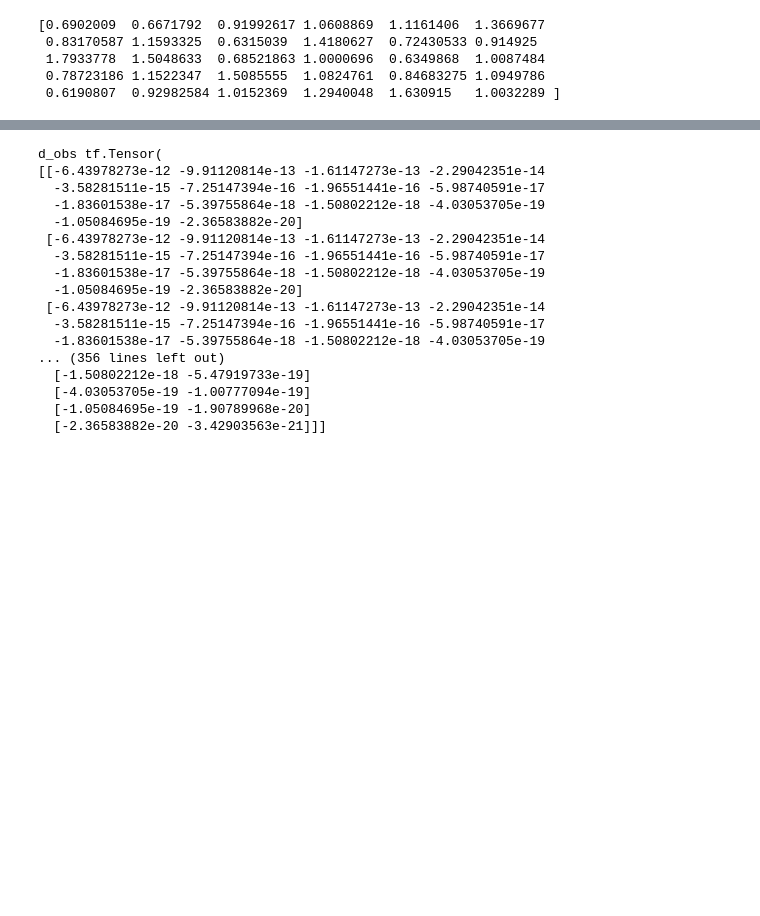
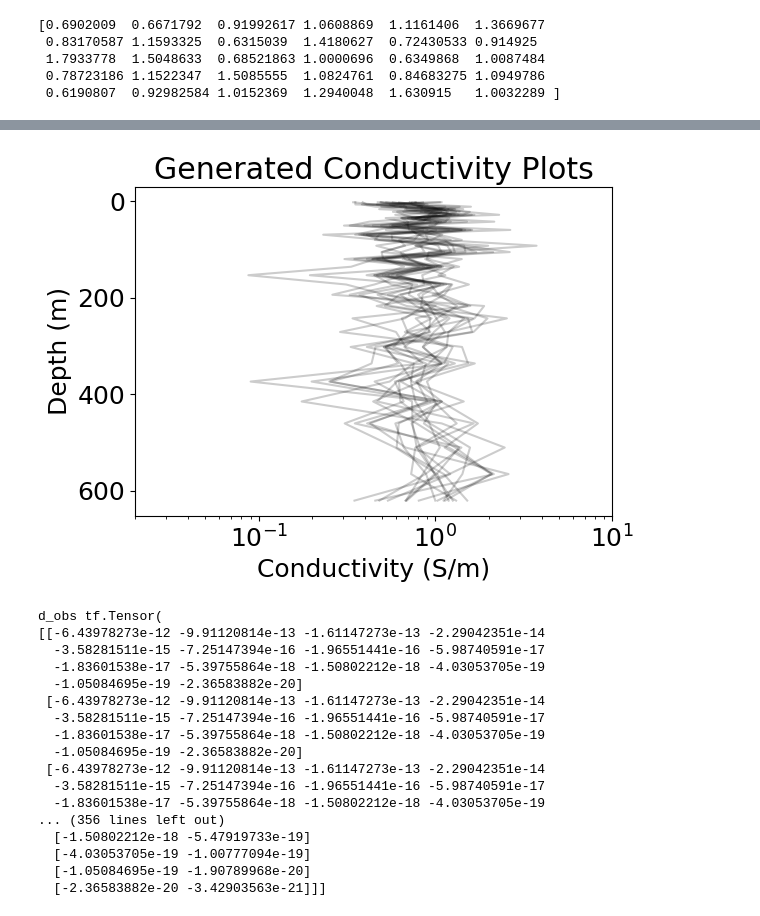
Before and after one commit to sarafhirsch/EM-CVAE-Graduate_Research, a Jupyter notebook: MT_64_Updated.ipynb, the cells around one changed output, grey strips where cells are left out. Drawn from its saved outputs; the diff is of its cells as text; code cells hidden in the pictures; blank space fills up the shorter version.

```diff
--- a/MT_64_Updated.ipynb
+++ b/MT_64_Updated.ipynb
@@ -906,3 +907,20 @@ plt.show()
+# %%
+fig, ax = plt.subplots()
+for log in zmd2_logs:
+    if len(log) != len(plot_depths):
+        log = np.delete(log, [-2,-1])
+    ax.semilogx(log, plot_depths, c='k', alpha=0.2)
+ax.invert_yaxis()
+ax.axes.set_xlabel("Conductivity (S/m)")
+ax.axes.set_ylabel("Depth (m)")
+ax.axes.set_xlim(2e-2, 1e1)
+ax.axes.set_title('Generated Conductivity Plots')
+
+plt.tight_layout()
+plt.savefig('Preliminary_generated_plots.jpg')
+plt.show()
+# %% [output]
+[figure, added]
 # %%
 network.plot_data(latent=zmd2)
 # %% [output]
```
Also changed, not shown: parts of 3 cells of this notebook, 3 other files.
